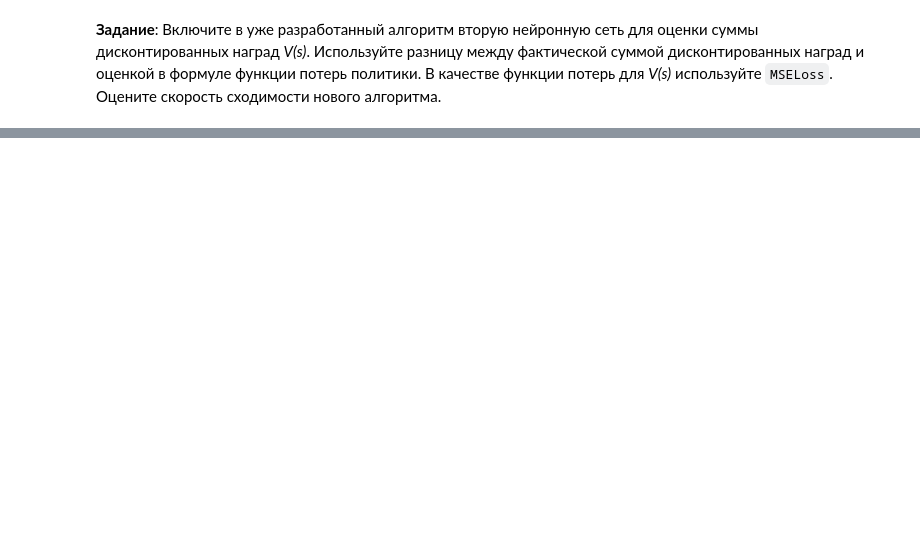
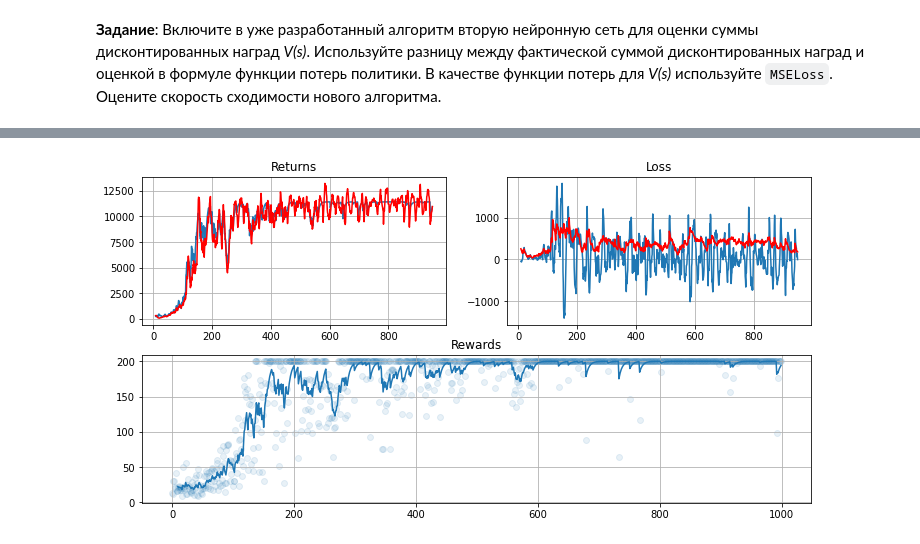
Before and after one commit to Eldervald/dlcourse_ai, a Jupyter notebook: assignments/assignment7/REINFORCE.ipynb, the cells around one changed output, grey strips where cells are left out. Drawn from its saved outputs; the diff is of its cells as text; code cells hidden in the pictures; blank space fills up the shorter version.

```diff
--- a/assignments/assignment7/REINFORCE.ipynb
+++ b/assignments/assignment7/REINFORCE.ipynb
@@ -178,7 +219,20 @@ class Policy(nn.Module):
         hidden_size: Dimention of the hidden state of the agent's policy.
     """
 
-    # TO DO
+    def __init__(self, state_size, act_size, hidden_size):
+        super().__init__()
+        self.state_size = state_size
+        self.act_size = act_size
+
+        self.model = nn.Sequential(
+            nn.Linear(self.state_size, hidden_size),
+            nn.ReLU(),
+            nn.Linear(hidden_size, self.act_size),
+            nn.Softmax(dim=-1)
+        )
+
+    def forward(self, x):
+        return self.model(x)
 # %% [markdown]
 ### Оценка правдоподобия и расчет суммы дисконтированных наград
 # %% [markdown]
@@ -344,0 +558,84 @@ show_video()
+# %%
+policy = Policy(STATE_SIZE, ACT_SIZE, HIDDEN_SIZE).to(device)
+critic = Critic(STATE_SIZE, HIDDEN_SIZE).to(device)
+optimizer = Adam(policy.parameters())
+critic_optimizer = Adam(critic.parameters(), lr=1e-1)
+# %%
+rewards_history = []
+returns_history = []
+critic_returns_history = []
+traj_batch = []
+critic_loss_history = []
+loss_history = []
+
+for i in range(NUM_EPISODES):
+
+    state = torch.FloatTensor(env.reset()).to(device)
+    traj = []
+    rewards = 0
+
+    while True:
+        probs = policy(state)
+        dist = Categorical(probs)
+        action = dist.sample().item()
+
+        next_state, reward, done, _ = env.step(action)
+        traj.append(transition(state, torch.tensor(action).to(device), reward))
+        rewards += reward
+
+        if not done:
+            state = torch.FloatTensor(next_state).to(device)
+        else:
+            break
+
+    rewards_history.append(rewards)
+    traj_batch.append(traj)
+
+    if i % TRAIN_EVERY:
+        log_probs, returns, baselines = process_traj_batch_with_critic(policy, critic, traj_batch, DISCOUNT)
+        returns_history.append(sum(returns) / len(traj_batch))
+        critic_returns_history.append(sum(baselines) / len(traj_batch))
+
+        returns = torch.FloatTensor(returns).to(device)
+        baselines = torch.stack(baselines)
+
+        loss_critic = nn.MSELoss()(baselines, returns)
+        critic_optimizer.zero_grad()
+        loss_critic.backward()
+        critic_optimizer.step()
+
+        critic_loss_history.append(loss_critic.item())
+
+        returns = returns - baselines.detach()
+
+        loss = -(torch.stack(log_probs) * returns).sum()
+        optimizer.zero_grad()
+        loss.backward()
+        optimizer.step()
+
+        loss_history.append(loss.item())
+
+        traj_batch = []
+
+    if i % 10:
+        clear_output(True)
+        fig = plt.figure(figsize=[12, 6])
+        ax1 = fig.add_subplot(2, 1, 2)
+        ax2 = fig.add_subplot(2, 2, 2)
+        ax3 = fig.add_subplot(2, 2, 1)
+
+        ax1.set(title='Rewards'); ax1.grid()
+        ax1.scatter(np.arange(len(rewards_history)), rewards_history, alpha=0.1)
+        ax1.plot(moving_average(rewards_history, span=10, min_periods=10))
+
+        ax2.set(title = 'Loss'); ax2.grid()
+        ax2.plot(moving_average(loss_history, span=10, min_periods=10))
+        ax2.plot(moving_average(critic_loss_history, span=10, min_periods=10), color = 'r')
+
+        ax3.set(title = 'Returns'); ax3.grid()
+        ax3.plot(moving_average(returns_history, span=10, min_periods=10))
+        ax3.plot(moving_average(critic_returns_history, span=10, min_periods=10), color = 'r')
+
+        plt.show()
+# %% [output]
+[figure, added]
```
Also changed, not shown: parts of 16 cells of this notebook.
